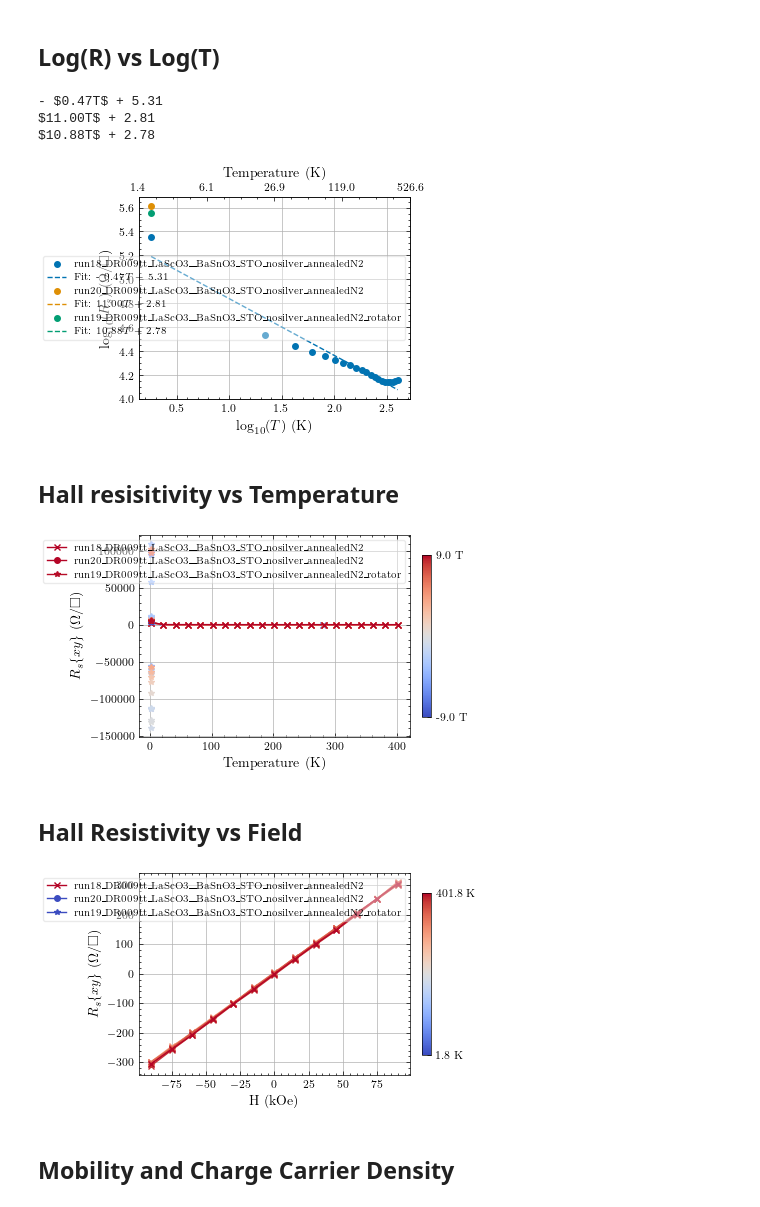
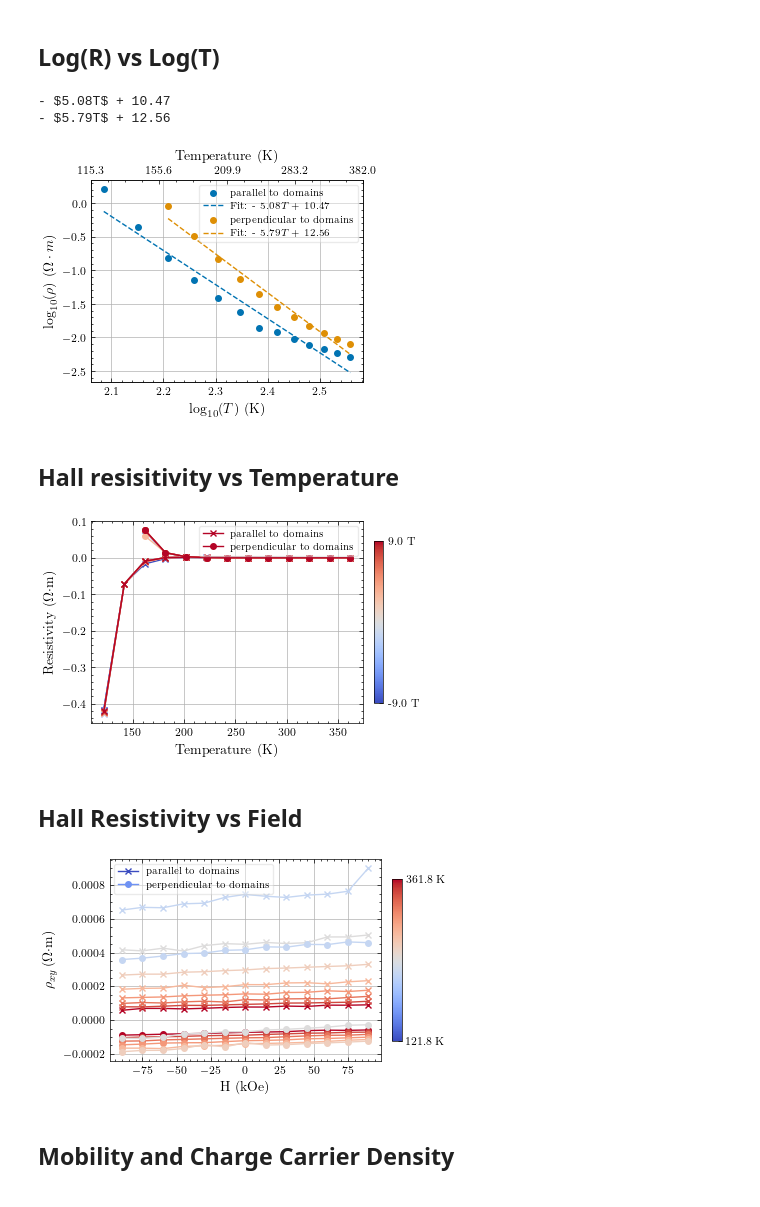
Before and after one commit to hc3413/Electronic_properties_of_thin_films, a Jupyter notebook: Analysis_Publication.ipynb, the cells around one changed output. Saved outputs shown, nothing was run; the diff lists cells and outputs as text; code cells hidden in the pictures.

```diff
--- a/Analysis_Publication.ipynb
+++ b/Analysis_Publication.ipynb
@@ -25,12 +25,12 @@ from Functions_Fitting import poly_to_string
 
 ### Plotting and Output Variables
 export_data = False # set to True to export the data to a powerpoint presentation and as svg files and export to path_out
-powerpoint_string = 'Hrotationvssweep' # string to be added to the powerpoint file name
+powerpoint_string = '**' # string to be added to the powerpoint file name
 fig_format = 'svg' # format of the figure to be saved
 plot_transparency = True # set to True to make the data plots transparent
 error_shade = True # set to True to plot the error bars as shaded regions else they are plotted as lines
 fig_list = [] # Create a list to flexibly store tuples with the (figure, filename, title) for later exporting
-ohm_m = 0 #set to 1 to force ohm-m units 0 to keep micro ohm cm units
+ohm_m = 1 #set to 1 to force ohm-m units 0 to keep micro ohm cm units
 
 
 
@@ -98,6 +98,7 @@ for count, dat in enumerate(dat_raw_vdp + dat_raw_hb):
 
 
 #dat_raw_sel = [dat_raw_vdp[13][5], dat_raw_vdp[13][2], dat_raw_vdp[13][3]] # DV127
+dat_raw_sel = [dat_raw_hb[1][0], dat_raw_hb[0][1]] # DV127 hallbar
 
 #dat_raw_sel = [  dat_raw_vdp[14][7],dat_raw_vdp[19][3]] # DR low oxygen double layer comparison $O_2$ - 700°C, 2h
 #dat_raw_sel = [ dat_raw_vdp[17][2], dat_raw_vdp[18][2],  dat_raw_vdp[14][7]] #,DR O2 growth comparison 0.13mbar $O_2$ $BaSnO_3$
@@ -108,7 +109,9 @@ for count, dat in enumerate(dat_raw_vdp + dat_raw_hb):
 #dat_raw_sel = [dat_raw_vdp[23][3]]#,dat_raw_vdp[23][1]] # SR003_S - high hydrogen
 
 #dat_raw_sel = [dat_raw_vdp[17][2], dat_raw_vdp[17][6], dat_raw_vdp[17][1], dat_raw_vdp[17][13]]# DR009 initial, aged, cleaned, annealed
-dat_raw_sel = [dat_raw_vdp[17][13], dat_raw_vdp[17][15], dat_raw_vdp[17][14] ] # DR009 1.8K rotation vs sweep of field
+#dat_raw_sel = [dat_raw_vdp[17][13], dat_raw_vdp[17][15], dat_raw_vdp[17][14] ] # DR009 1.8K rotation vs sweep of field
+
+
 mag_dat = dat_raw_sel
 print('dat_raw_sel:', [f'{count}={d.filename}' for count, d in enumerate(dat_raw_sel)])
 # %% [output]
@@ -390,7 +391,7 @@ k_B = 8.617333262e-5  # Boltzmann constant in eV/K
 for j, d in enumerate(dat):
     # Extract data: 1000/T and ln(rho or Rs)
     # Assuming Bi_zero corresponds to the desired data column (e.g., zero field)
-    Bi_zero = int(d.ctf[5] / 2) - 1
+    Bi_zero = int(d.ctf[5] / 2)
     temp_K = d.res_data[:, Bi_zero, 0]
     rho_or_Rs = d.res_data[:, Bi_zero, 4]
 
@@ -557,10 +558,9 @@ notes = sample_tag_gen(dat) + [''] # notes for the powerpoint in text box starti
 # Append the figure, title and notes to the list for exporting later
 fig_list.append((fig, plot_filename, plot_title, notes))
 # %% [output]
-- $0.47T$ + 5.31
-$11.00T$ + 2.81
-$10.88T$ + 2.78
+- $5.08T$ + 10.47
+- $5.79T$ + 12.56
-[figure, old version]
+[figure, new version]
 # %% [markdown]
 ## Hall resisitivity vs Temperature
 # %%
@@ -622,7 +622,7 @@ notes = sample_tag_gen(dat) + [''] # notes for the powerpoint in text box starti
 # Append the figure, title and notes to the list for exporting later
 fig_list.append((fig, plot_filename, plot_title, notes))
 # %% [output]
-[figure, old version]
+[figure, new version]
 # %% [markdown]
 ## Hall Resistivity vs Field
 # %%
@@ -642,7 +642,7 @@ add_colorbar(fig, gs[1], sm, min_temp, max_temp, fig_size, field = False)
 for j, d in enumerate(dat):
 
     for Ti, T in enumerate(d.ctf[1], start=0):
-        if T > 230:
+        if T > 220:
 
             # Plot rho_film vs Temp
             ax.plot(d.hall_data[Ti, :, 1]*10, d.hall_data[Ti, :, 6]*unit_scale, marker=mark_p[j], color=cmap_temp(norm_temp(T)))
@@ -654,36 +654,36 @@ for j, d in enumerate(dat):
 # Set labels and title for either sheet resistance or resistivity
 ax.set_xlabel('H (kOe)')
 if dat[0].film_thickness == 1:
 
     ax.set_ylabel(r'$R_{s}\{xy\}$ ($\Omega/\square$)')
     #ax.set_title(r'$R_{s}\{xy\}$' f' of {d.material} vs Applied Field')
 
 elif ohm_m == 1:
-    ax.set_ylabel(r'$\rho_{xy}\, ($\Omega \cdot$m)')
+    ax.set_ylabel(r'$\rho_{xy}\, (\Omega \cdot$m)')
     #ax.set_title(r'$\rho_{xy}$' f' of {d.material} vs Applied Field')
 
 else:
     ax.set_ylabel(r'$\rho_{xy}\,(\mu \Omega \cdot cm)$')
     #ax.set_title(r'$\rho_{xy}$' f' of {d.material} vs Applied Field')
 
 
 
 # Add a legend
 ax.legend()
 
-#ax.set_ylim(-500,50)
+#ax.set_ylim(0,0.25e6)
 # Show the plot
 plt.show()
 
 # Export Metadata
 plot_filename = f'{dat[0].sample_code}_{powerpoint_string}_rho_xy_vs_field' # name for exported figure
 plot_title = 'ρ_xy vs H' # title for powerpoint
 notes = sample_tag_gen(dat) + [''] # notes for the powerpoint in text box starting with sample tag
 
 # Append the figure, title and notes to the list for exporting later
 fig_list.append((fig, plot_filename, plot_title, notes))
 # %% [output]
-[figure, old version]
+[figure, new version]
 # %% [markdown]
 ## Mobility and Charge Carrier Density
 # %%
```
Also changed, not shown: parts of 13 cells of this notebook, 2 other files.
